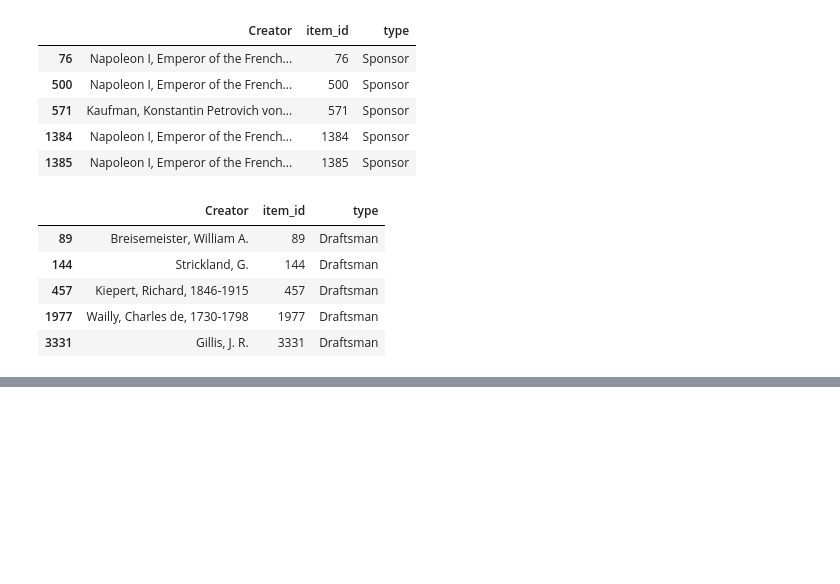
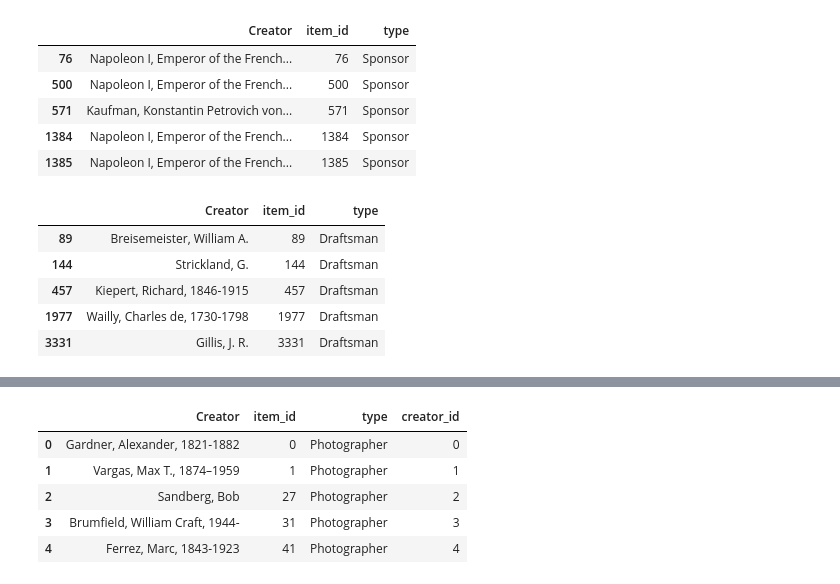
Before and after one commit to caitepley/Project-3, a Jupyter notebook: creator_processing.ipynb, the cells around one changed output, grey strips where cells are left out. Drawn from its saved outputs; the diff is of its cells as text; code cells hidden in the pictures; blank space fills up the shorter version.

```diff
--- a/creator_processing.ipynb
+++ b/creator_processing.ipynb
@@ -310,0 +1149,8 @@ creator_merged_df
+# %%
+# Create creator dataframe from Colorist data
+creator80= pd.DataFrame(loc_df['Colorist'])
+creator80['item_id'] = creator80.index
+creator80['type'] = 'Colorist'
+creator80.rename(columns = {'Colorist':'Creator'}, inplace = True)
+creator80 = creator80.dropna()
+creator80.head()
@@ -310,0 +1160,8 @@ creator_merged_df
+# %%
+# Create creator dataframe from Arranger data
+creator81= pd.DataFrame(loc_df['Arranger'])
+creator81['item_id'] = creator81.index
+creator81['type'] = 'Arranger'
+creator81.rename(columns = {'Arranger':'Creator'}, inplace = True)
+creator81 = creator81.dropna()
+creator81.head()
@@ -310,0 +1171,8 @@ creator_merged_df
+# %%
+# Create creator dataframe from Recipient data
+creator82= pd.DataFrame(loc_df['Recipient'])
+creator82['item_id'] = creator82.index
+creator82['type'] = 'Recipient'
+creator82.rename(columns = {'Recipient':'Creator'}, inplace = True)
+creator82 = creator82.dropna()
+creator82.head()
@@ -310,0 +1182,8 @@ creator_merged_df
+# %%
+# Create creator dataframe from Correspondent data
+creator83= pd.DataFrame(loc_df['Correspondent'])
+creator83['item_id'] = creator83.index
+creator83['type'] = 'Correspondent'
+creator83.rename(columns = {'Correspondent':'Creator'}, inplace = True)
+creator83 = creator83.dropna()
+creator83.head()
@@ -310,0 +1285,11 @@ creator_merged_df
+# %%
+# set the index values to a column to act as the primary key
+creator_merged_df['creator_id'] = creator_merged_df.index
+creator_merged_df.head()
+# %% [output]
+|  | Creator | item_id | type | creator_id |
+| 0 | Gardner, Alexander, 1821-1882 | 0 | Photographer | 0 |
+| 1 | Vargas, Max T., 1874–1959 | 1 | Photographer | 1 |
+| 2 | Sandberg, Bob | 27 | Photographer | 2 |
+| 3 | Brumfield, William Craft, 1944- | 31 | Photographer | 3 |
+| 4 | Ferrez, Marc, 1843-1923 | 41 | Photographer | 4 |
```
Also changed, not shown: parts of 71 cells of this notebook, 3 other files.
